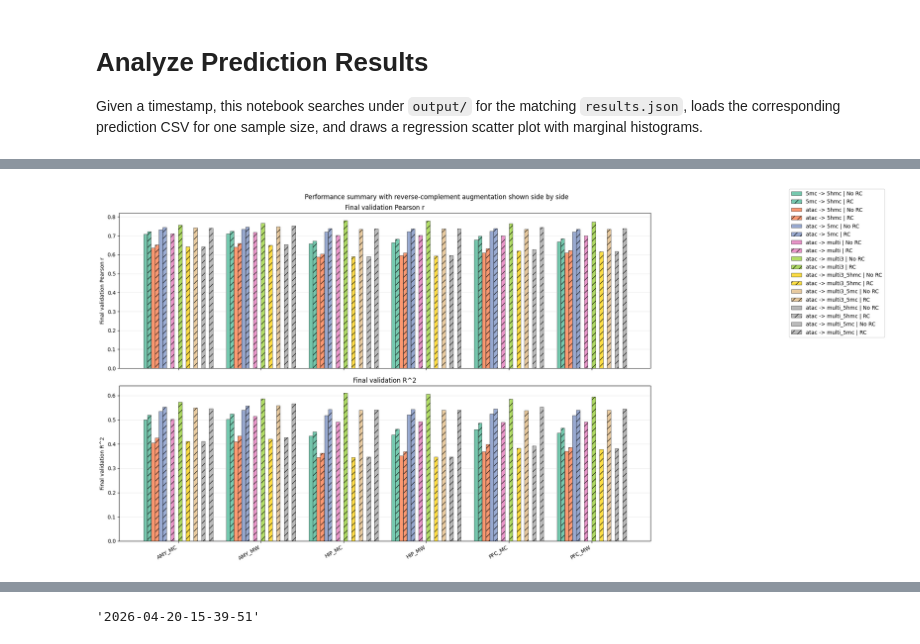
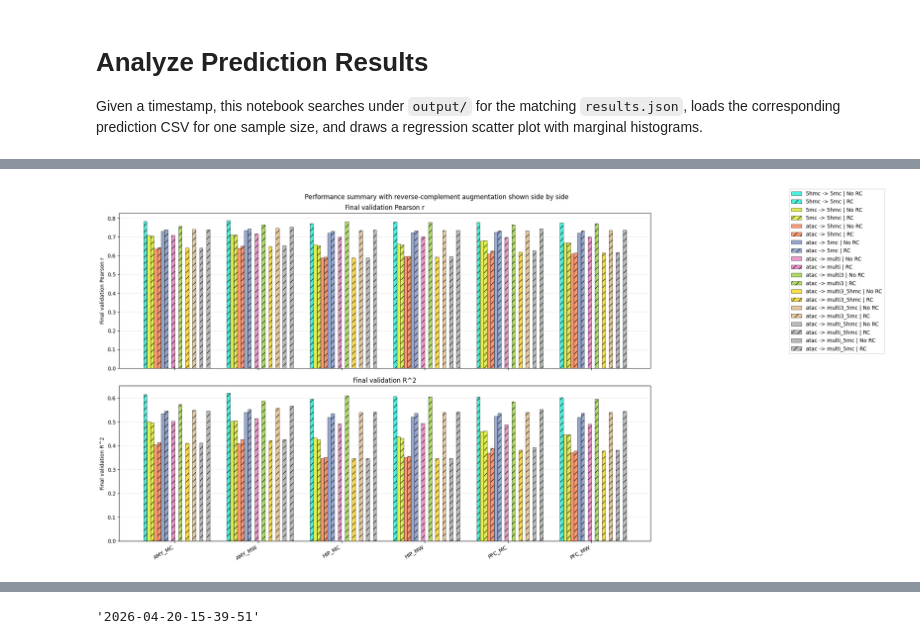
Before and after one commit to juychen/mmllm, a Jupyter notebook: analyze_prediction_results.ipynb, the cells around one changed output, grey strips where cells are left out. Drawn from its saved outputs; the diff is of its cells as text; code cells hidden in the pictures.

```diff
--- a/analyze_prediction_results.ipynb
+++ b/analyze_prediction_results.ipynb
@@ -57,6 +77,7 @@ for json_path in summary_json_paths:
             'final_val_loss': result.get('final_val_loss'),
             'final_val_r2': result.get('final_val_r2'),
             'final_val_pearsonr': result.get('final_val_pearsonr'),
+            'mask_mode': args_block.get('mask_mode', 'None'),
         })
 
 performance_df = pd.DataFrame(summary_rows)
@@ -121,7 +142,15 @@ x = np.arange(len(group_order))
 total_group_width = 0.84
 num_series = max(1, len(task_order) * len(rc_order))
 bar_width = total_group_width / num_series
-task_colors = dict(zip(task_order, plt.cm.Set2(np.linspace(0, 1, len(task_order)))))
+task_colors = {}
+palette = plt.cm.Set2(np.linspace(0, 1, len(task_order)))
+for i, task in enumerate(task_order):
+    if task.strip() == '5mc -> 5hmc':
+        task_colors[task] = "#ddee40"
+    elif task.strip() == '5hmc -> 5mc':
+        task_colors[task] = "#35f0d7"
+    else:
+        task_colors[task] = palette[i]
 rc_hatches = {False: '', True: '//'}
 
 fig, axes = plt.subplots(2, 1, figsize=(18, 10), sharex=True)
@@ -144,31 +173,31 @@ for metric_name, metric_label, axis in metric_specs:
                 else np.nan
                 for group_name in group_order
             ]
             offset = -total_group_width / 2 + (series_index + 0.5) * bar_width
             bars = axis.bar(
                 x + offset,
                 values,
                 width=bar_width * 0.95,
                 alpha=0.9,
                 color=task_colors[task_name],
                 hatch=rc_hatches[rc_flag],
                 edgecolor='black',
                 linewidth=0.5,
                 label=f'{task_name} | {rc_label_map[rc_flag]}',
             )
             if metric_name == 'final_val_pearsonr':
                 legend_handles.append(bars[0])
                 legend_labels.append(f'{task_name} | {rc_label_map[rc_flag]}')
             series_index += 1
     axis.set_ylabel(metric_label)
     axis.set_title(metric_label)
     axis.grid(axis='y', alpha=0.25)
 
 axes[1].set_xticks(x)
 axes[1].set_xticklabels(group_order, rotation=30, ha='right')
 fig.legend(legend_handles, legend_labels, loc='upper left', bbox_to_anchor=(1.01, 1.0))
 fig.suptitle('Performance summary with reverse-complement augmentation shown side by side')
 fig.tight_layout(rect=[0, 0, 0.82, 1])
 plt.show()
 # %% [output]
-[figure, old version]
+[figure, new version]
```
Also changed, not shown: parts of 7 cells of this notebook, 2 other files.
